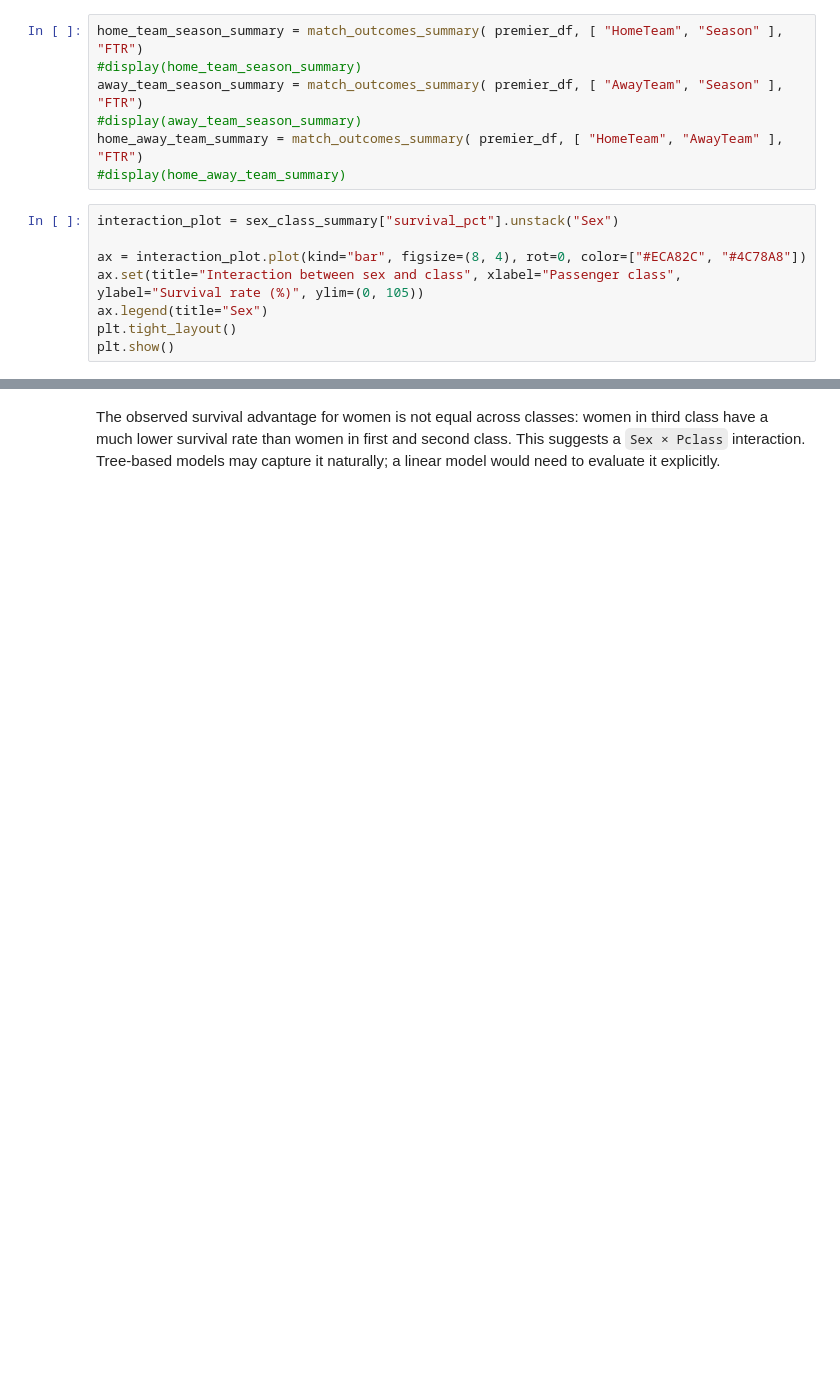
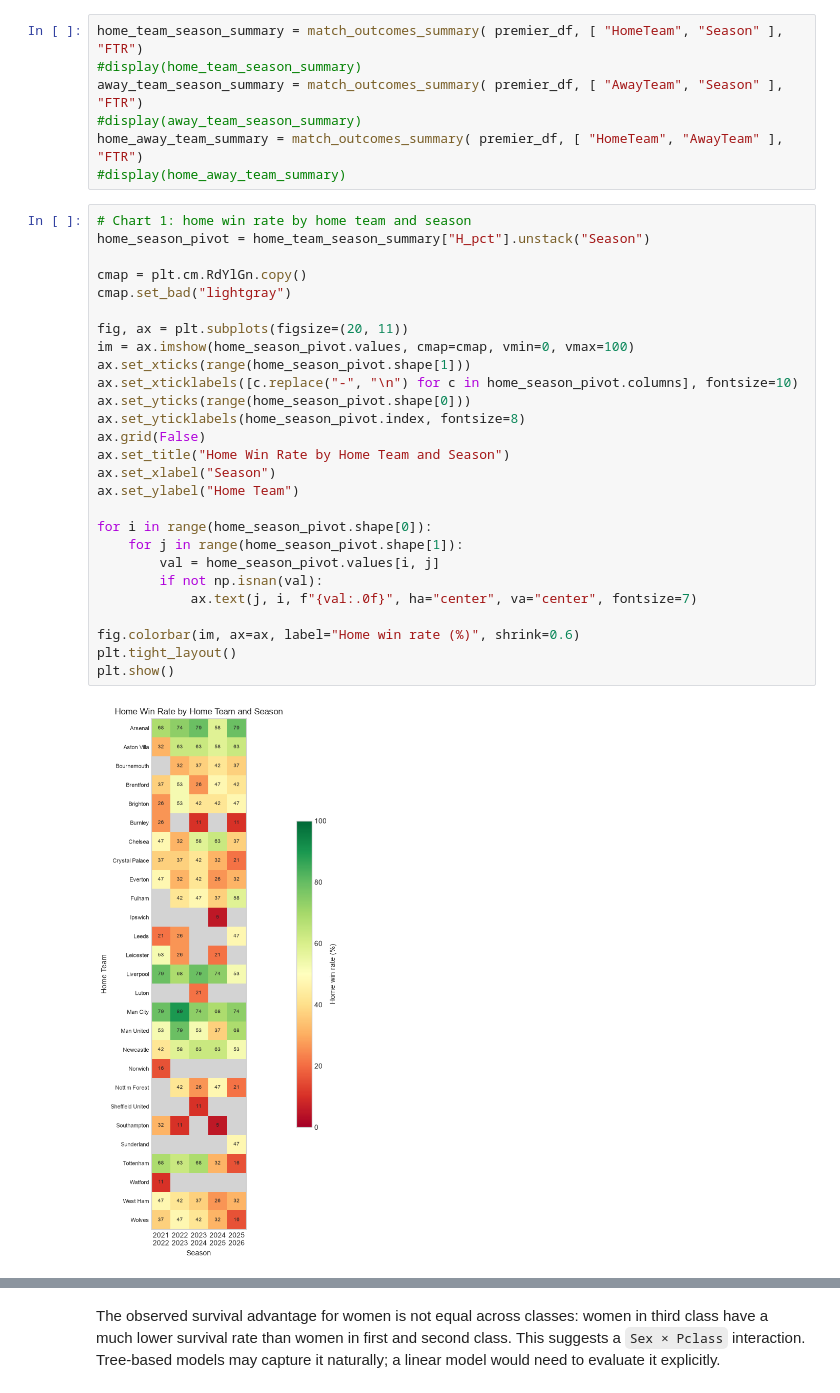
Before and after one commit to errodd/premier_league_football_predictor, a Jupyter notebook: notebooks/EDA.ipynb, the cells around one changed output, grey strips where cells are left out. Drawn from its saved outputs; the diff is of its cells as text; blank space fills up the shorter version.

```diff
--- a/notebooks/EDA.ipynb
+++ b/notebooks/EDA.ipynb
@@ -462,11 +471,32 @@ away_team_season_summary = match_outcomes_summary( premier_df, [ "AwayTeam", "Se
 #display(away_team_season_summary)
 home_away_team_summary = match_outcomes_summary( premier_df, [ "HomeTeam", "AwayTeam" ], "FTR")
 #display(home_away_team_summary)
-# %%
-interaction_plot = sex_class_summary["survival_pct"].unstack("Sex")
-
-ax = interaction_plot.plot(kind="bar", figsize=(8, 4), rot=0, color=["#ECA82C", "#4C78A8"])
-ax.set(title="Interaction between sex and class", xlabel="Passenger class", ylabel="Survival rate (%)", ylim=(0, 105))
-ax.legend(title="Sex")
-plt.tight_layout()
-plt.show()
+# %%
+# Chart 1: home win rate by home team and season
+home_season_pivot = home_team_season_summary["H_pct"].unstack("Season")
+
+cmap = plt.cm.RdYlGn.copy()
+cmap.set_bad("lightgray")
+
+fig, ax = plt.subplots(figsize=(20, 11))
+im = ax.imshow(home_season_pivot.values, cmap=cmap, vmin=0, vmax=100)
+ax.set_xticks(range(home_season_pivot.shape[1]))
+ax.set_xticklabels([c.replace("-", "\n") for c in home_season_pivot.columns], fontsize=10)
+ax.set_yticks(range(home_season_pivot.shape[0]))
+ax.set_yticklabels(home_season_pivot.index, fontsize=8)
+ax.grid(False)
+ax.set_title("Home Win Rate by Home Team and Season")
+ax.set_xlabel("Season")
+ax.set_ylabel("Home Team")
+
+for i in range(home_season_pivot.shape[0]):
+    for j in range(home_season_pivot.shape[1]):
+        val = home_season_pivot.values[i, j]
+        if not np.isnan(val):
+            ax.text(j, i, f"{val:.0f}", ha="center", va="center", fontsize=7)
+
+fig.colorbar(im, ax=ax, label="Home win rate (%)", shrink=0.6)
+plt.tight_layout()
+plt.show()
+# %% [output]
+[figure, added]
```
Also changed, not shown: parts of 4 cells of this notebook, 2 other files.
